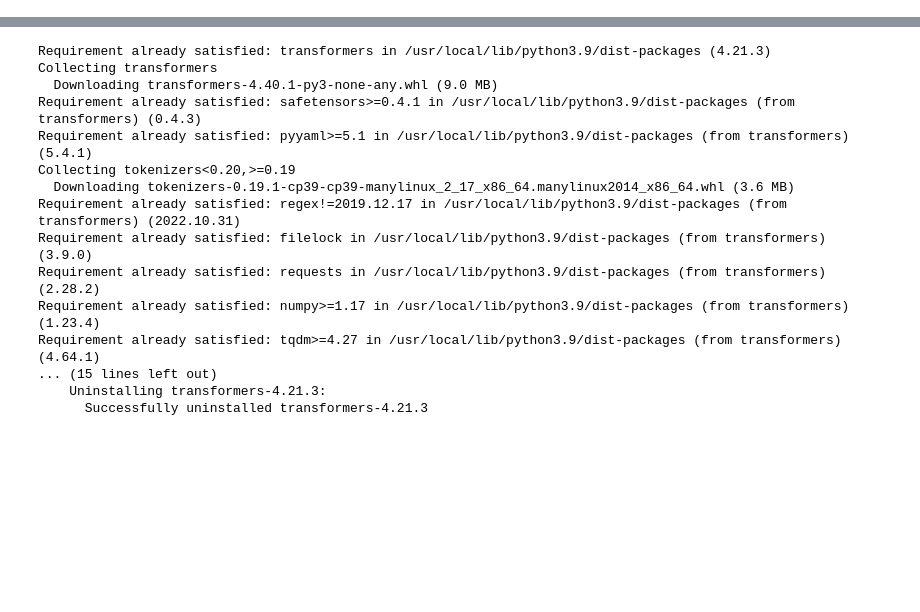
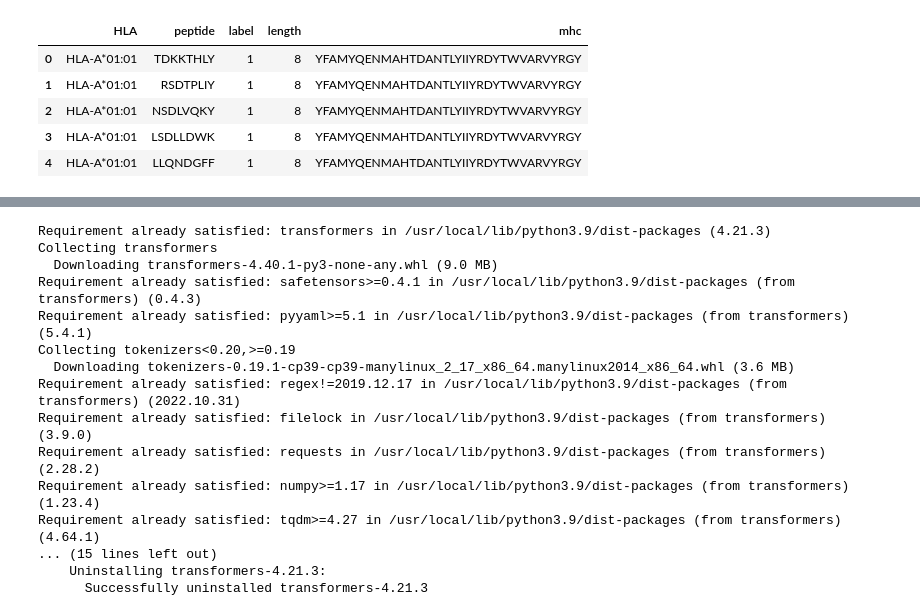
Before and after one commit to arceda/argosMHC, a Jupyter notebook: LoRA/LoRa_ESM2_T36_3B_UR50D.ipynb, the cells around one changed output, grey strips where cells are left out. Drawn from its saved outputs; the diff is of its cells as text; code cells hidden in the pictures; blank space fills up the shorter version.

```diff
--- a/LoRA/LoRa_ESM2_T36_3B_UR50D.ipynb
+++ b/LoRA/LoRa_ESM2_T36_3B_UR50D.ipynb
@@ -8,0 +71,16 @@ WARNING: Running pip as the 'root' user can result in broken permissions and con
+# %%
+import pandas as pd
+cols = ["HLA", "peptide", "label", "length", "mhc"]
+df = pd.read_csv("../../dataset/hlab/hlab_test.csv",
+                header=1,
+                names=cols,
+                low_memory=False)
+# %%
+df.head()
+# %% [output]
+|  | HLA | peptide | label | length | mhc |
+| 0 | HLA-A*01:01 | TDKKTHLY | 1 | 8 | YFAMYQENMAHTDANTLYIIYRDYTWVARVYRGY |
+| 1 | HLA-A*01:01 | RSDTPLIY | 1 | 8 | YFAMYQENMAHTDANTLYIIYRDYTWVARVYRGY |
+| 2 | HLA-A*01:01 | NSDLVQKY | 1 | 8 | YFAMYQENMAHTDANTLYIIYRDYTWVARVYRGY |
+| 3 | HLA-A*01:01 | LSDLLDWK | 1 | 8 | YFAMYQENMAHTDANTLYIIYRDYTWVARVYRGY |
+| 4 | HLA-A*01:01 | LLQNDGFF | 1 | 8 | YFAMYQENMAHTDANTLYIIYRDYTWVARVYRGY |
```
Also changed, not shown: parts of 20 cells of this notebook, 15 other files.
